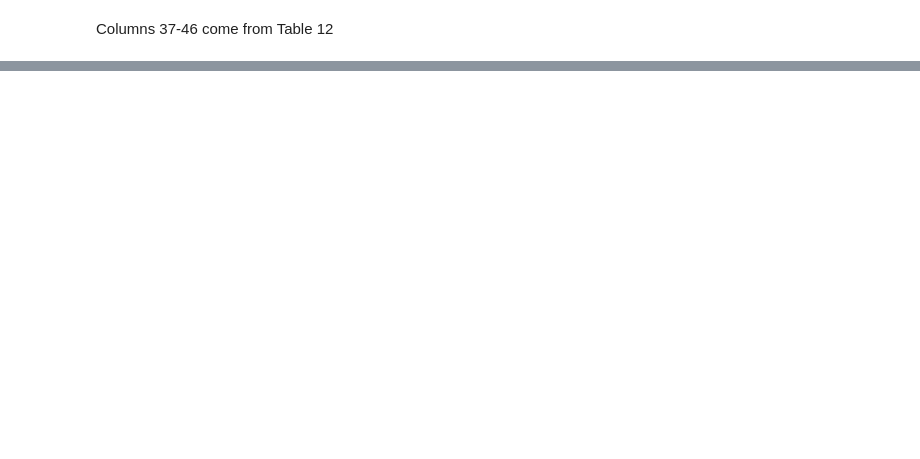
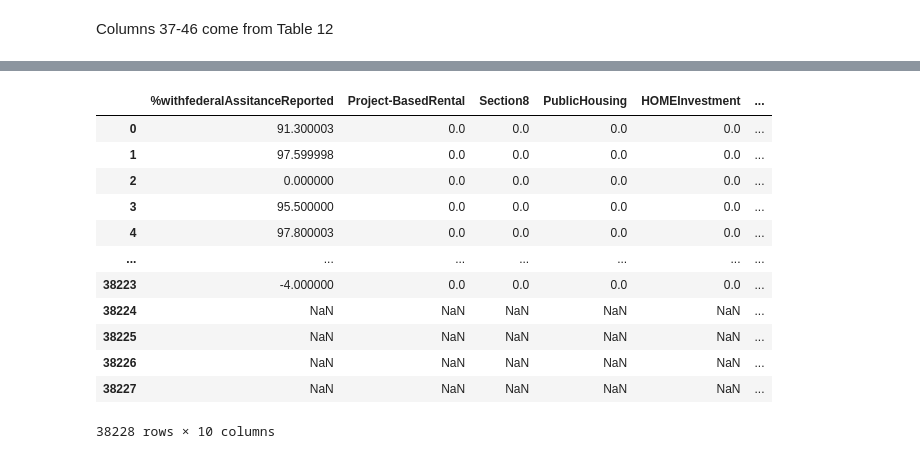
Before and after one commit to bitriagaleonela40-cmd/housing-research, a Jupyter notebook: Housing.ipynb, the cells around one changed output, grey strips where cells are left out. Cells and saved outputs as stored; diff of their text form; code cells hidden in the pictures; blank space fills up the shorter version.

```diff
--- a/Housing.ipynb
+++ b/Housing.ipynb
@@ -215,0 +225,35 @@ housing_df[['UNITS_RNTASSTNCE_RPTD_GRT0_PCT', 'UNITS_FRA_RPTD_GRT0_PCT',
+# %%
+#Create data frame
+federalAssitenceSource = housing_df[['UNITS_FRA_RPTD_GRT0_PCT',
+       'UNITS_FRA_SRC_PBRA_PCT', 'UNITS_FRA_SRC_S8_PCT',
+       'UNITS_FRA_SRC_PH_PCT', 'UNITS_FRA_SRC_HOME_PCT',
+       'UNITS_FRA_SRC_HCV_PCT', 'UNITS_FRA_SRC_PBV_PCT',
+       'UNITS_FRA_SRC_S521_PCT', 'UNITS_FRA_SRC_OTHER_PCT',
+       'UNITS_FRA_SRC_MSSNG_PCT']]
+
+#Rename variables
+federalAssitenceSource = federalAssitenceSource.rename(columns={"UNITS_FRA_RPTD_GRT0_PCT": "%withfederalAssitanceReported"})
+federalAssitenceSource = federalAssitenceSource.rename(columns={"UNITS_FRA_SRC_PBRA_PCT": "Project-BasedRental"})
+federalAssitenceSource = federalAssitenceSource.rename(columns={"UNITS_FRA_SRC_S8_PCT": "Section8"})
+federalAssitenceSource = federalAssitenceSource.rename(columns={"UNITS_FRA_SRC_PH_PCT": "PublicHousing"})
+federalAssitenceSource = federalAssitenceSource.rename(columns={"UNITS_FRA_SRC_HOME_PCT": "HOMEInvestment"})
+federalAssitenceSource = federalAssitenceSource.rename(columns={"UNITS_FRA_SRC_HCV_PCT": "HousingChoiceVoucher"})
+federalAssitenceSource = federalAssitenceSource.rename(columns={"UNITS_FRA_SRC_PBV_PCT": "ProjectBasedVoucher"})
+federalAssitenceSource = federalAssitenceSource.rename(columns={"UNITS_FRA_SRC_S521_PCT": "Section521"})
+federalAssitenceSource = federalAssitenceSource.rename(columns={"UNITS_FRA_SRC_OTHER_PCT": "Other"})
+federalAssitenceSource = federalAssitenceSource.rename(columns={"UNITS_FRA_SRC_MSSNG_PCT": "Missing"})
+federalAssitenceSource
+# %% [output]
+|  | %withfederalAssitanceReported | Project-BasedRental | Section8 | PublicHousing | HOMEInvestment | ... |
+| 0 | 91.300003 | 0.0 | 0.0 | 0.0 | 0.0 | ... |
+| 1 | 97.599998 | 0.0 | 0.0 | 0.0 | 0.0 | ... |
+| 2 | 0.000000 | 0.0 | 0.0 | 0.0 | 0.0 | ... |
+| 3 | 95.500000 | 0.0 | 0.0 | 0.0 | 0.0 | ... |
+| 4 | 97.800003 | 0.0 | 0.0 | 0.0 | 0.0 | ... |
+| ... | ... | ... | ... | ... | ... | ... |
+| 38223 | -4.000000 | 0.0 | 0.0 | 0.0 | 0.0 | ... |
+| 38224 | NaN | NaN | NaN | NaN | NaN | ... |
+| 38225 | NaN | NaN | NaN | NaN | NaN | ... |
+| 38226 | NaN | NaN | NaN | NaN | NaN | ... |
+| 38227 | NaN | NaN | NaN | NaN | NaN | ... |
+38228 rows × 10 columns
```
Also changed, not shown: parts of 10 cells of this notebook.
